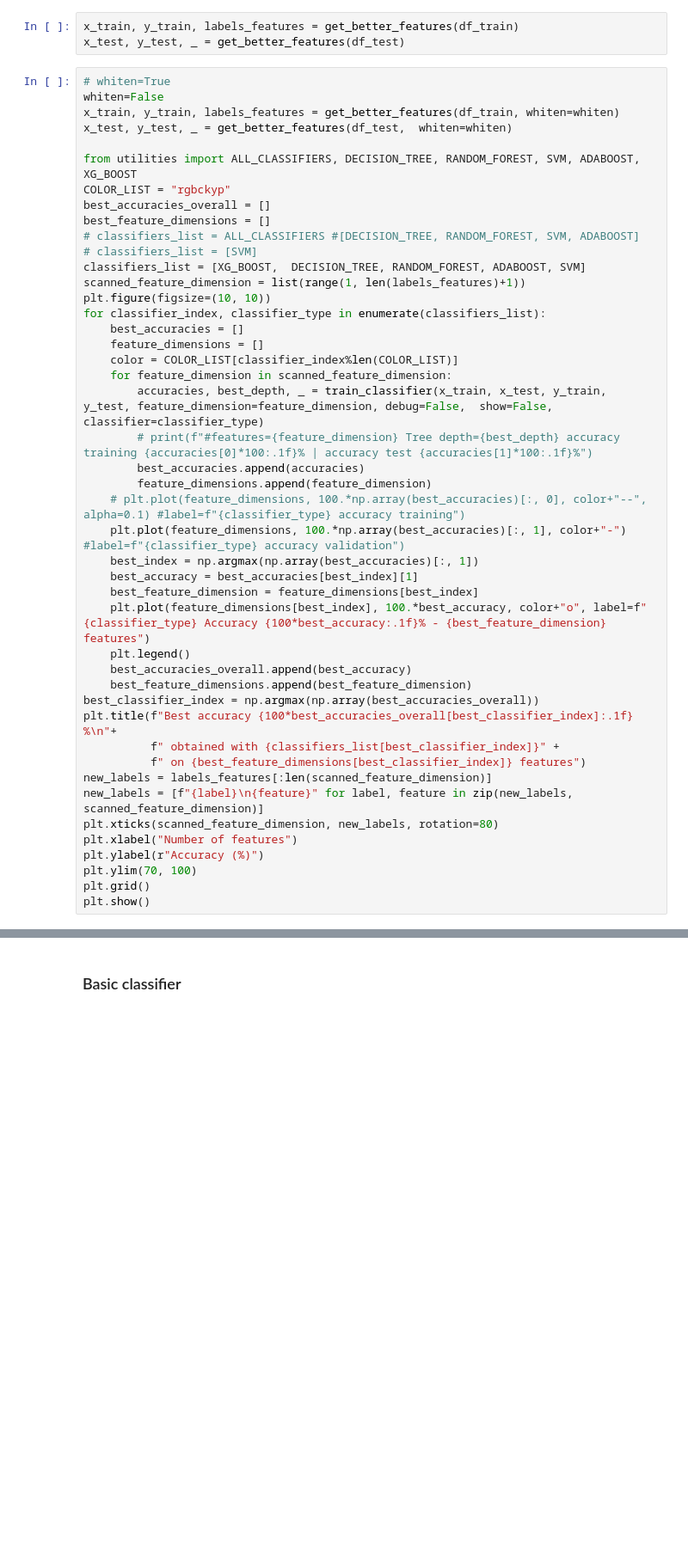
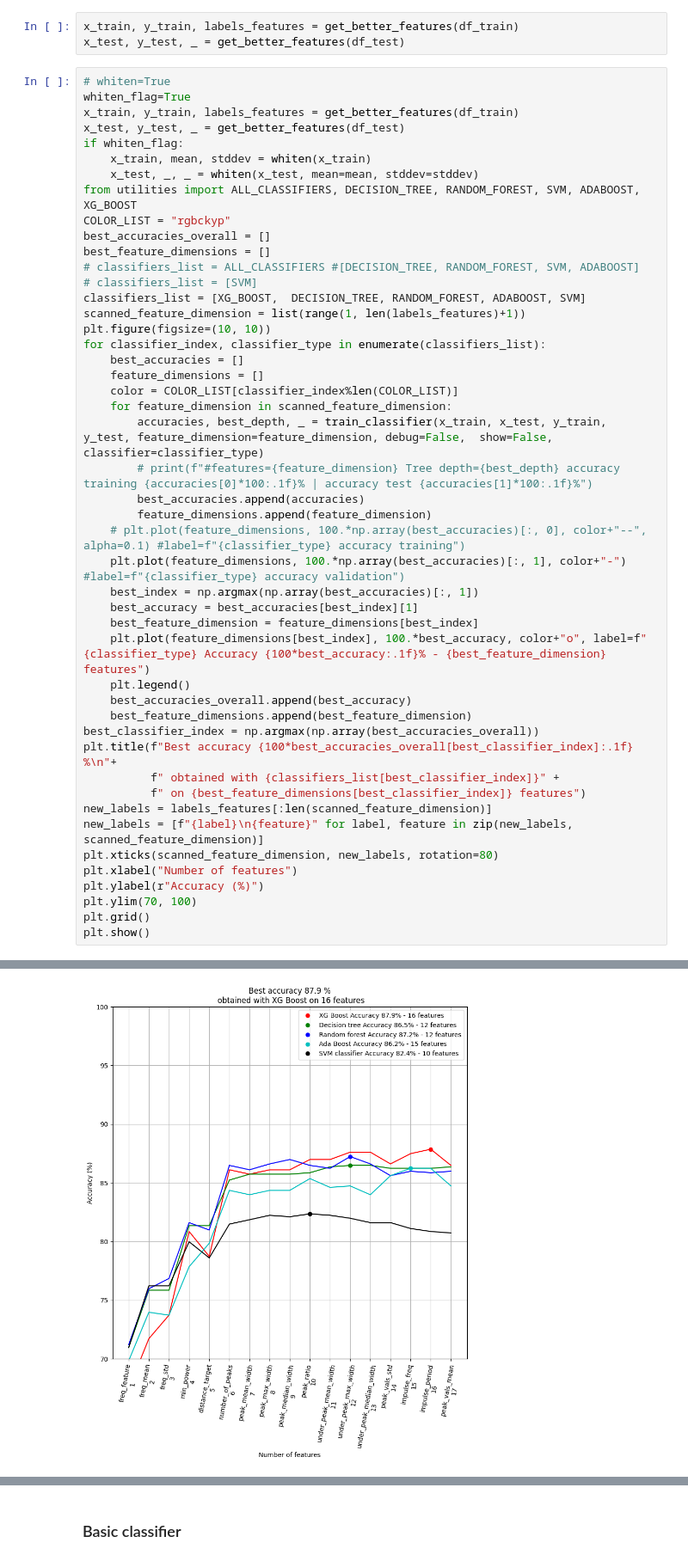
Before and after one commit to balthazarneveu/MVA23_SIGNAL, a Jupyter notebook: lab_02/rapport.ipynb, the cells around one changed output, grey strips where cells are left out. Shown at 86% size. Drawn from its saved outputs; the diff is of its cells as text; blank space fills up the shorter version.

Commit message:
87.9% fix whitening, power without decibels

```diff
--- a/lab_02/rapport.ipynb
+++ b/lab_02/rapport.ipynb
@@ -28,10 +38,12 @@ x_train, y_train, labels_features = get_better_features(df_train)
 x_test, y_test, _ = get_better_features(df_test)
 # %%
 # whiten=True
-whiten=False
-x_train, y_train, labels_features = get_better_features(df_train, whiten=whiten)
-x_test, y_test, _ = get_better_features(df_test,  whiten=whiten)
-
+whiten_flag=True
+x_train, y_train, labels_features = get_better_features(df_train)
+x_test, y_test, _ = get_better_features(df_test)
+if whiten_flag:
+    x_train, mean, stddev = whiten(x_train)
+    x_test, _, _ = whiten(x_test, mean=mean, stddev=stddev)
 from utilities import ALL_CLASSIFIERS, DECISION_TREE, RANDOM_FOREST, SVM, ADABOOST, XG_BOOST
 COLOR_LIST = "rgbckyp"
 best_accuracies_overall = []
@@ -71,3 +83,4 @@ plt.ylabel(r"Accuracy (%)")
 plt.ylim(70, 100)
 plt.grid()
 plt.show()
+# %% [output]
@@ -74,3 +89,4 @@ plt.show()
+[figure, added]
 # %% [markdown]
 
 ## Phase exploratoire
```
Also changed, not shown: parts of 3 cells of this notebook, 1 other file.
